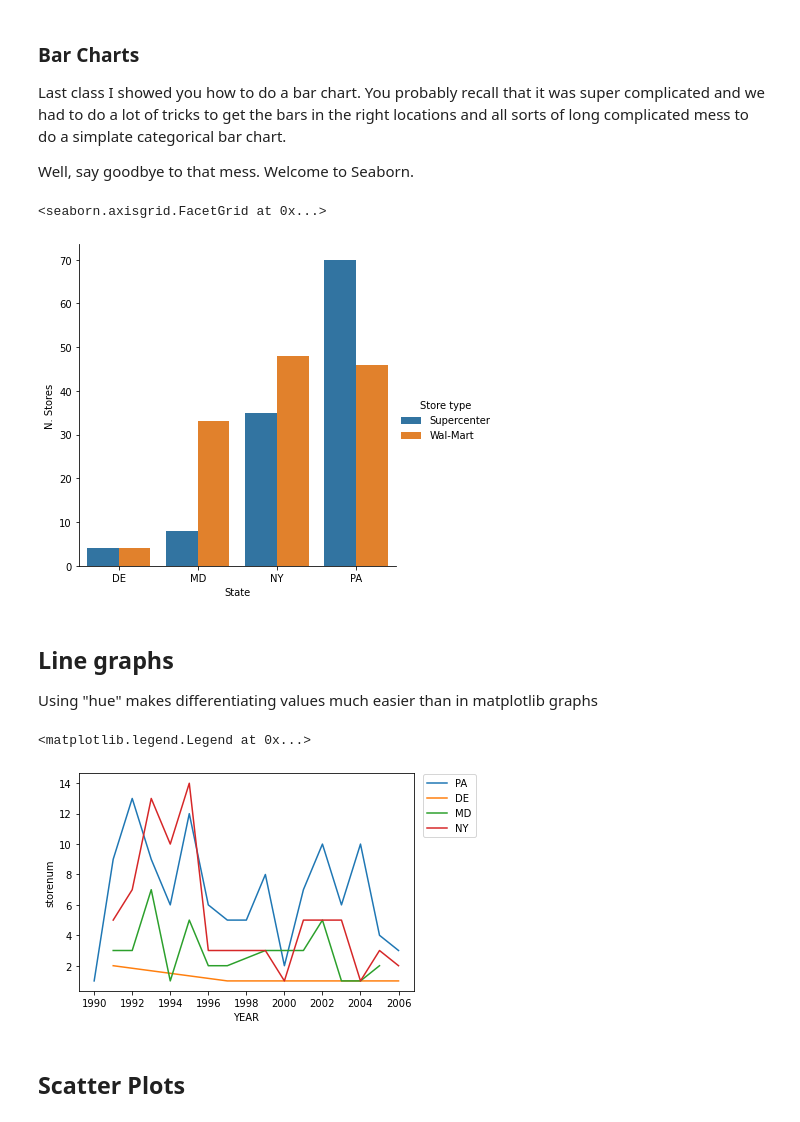
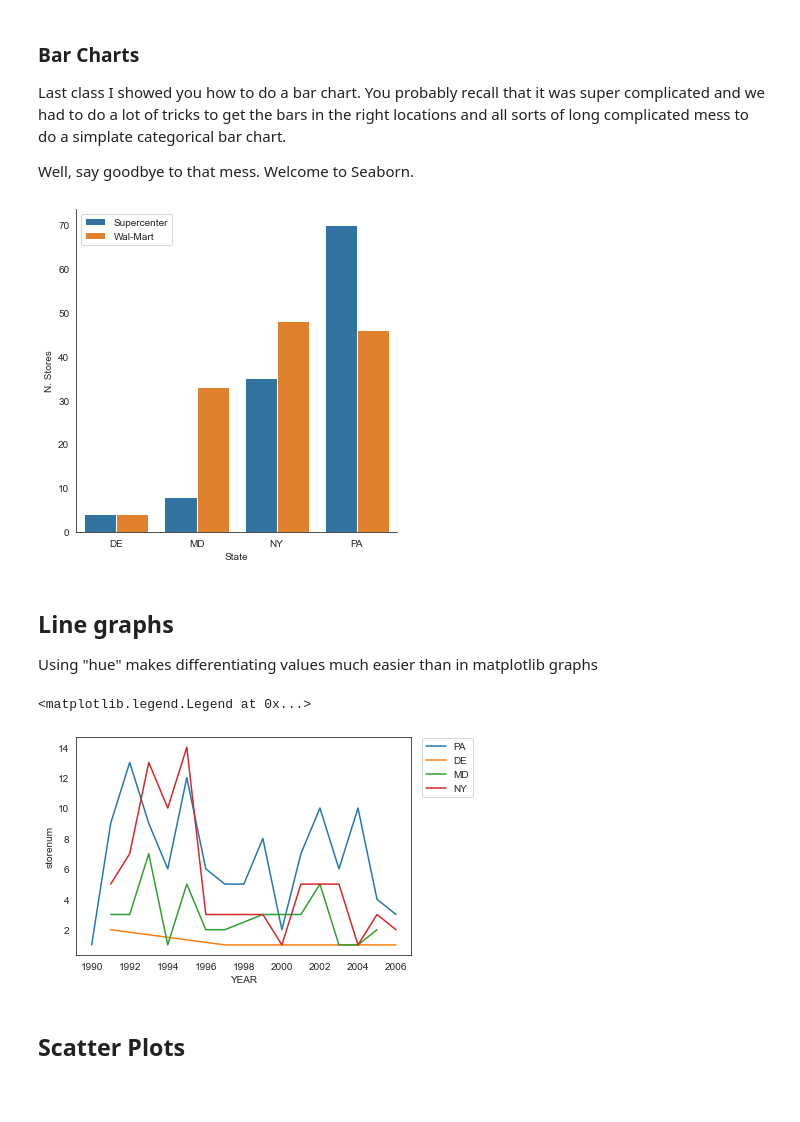
Before and after one commit to somethingabout/Data_Analysis_Python_R, a Jupyter notebook: Becoming a Viz Kid part 2/Lecture 9.ipynb, the cells around one changed output. Saved outputs shown, nothing was run; the diff lists cells and outputs as text; code cells hidden in the pictures; blank space fills up the shorter version.

Commit message:
updated lecture slides

```diff
--- a/Becoming a Viz Kid part 2/Lecture 9.ipynb
+++ b/Becoming a Viz Kid part 2/Lecture 9.ipynb
@@ -84,7 +85,7 @@ fig, ax = plt.subplots(nrows = 2, ncols = 2)  #creating a space with 2 rows and
 import pandas as pd
 
 #importing the data
-path = '/Users/mkaltenberg/Documents/Data Analysis Python R Lectures/Data_Analysis_Python_R/Lecture 8/'
+path = '/Users/mkaltenberg/Documents/GitHub/Data_Analysis_Python_R/Becoming a Viz Kid/'
 walmart = pd.read_csv(path+'1962_2006_walmart_store_openings.csv')
 
 #select in state in NY
@@ -93,8 +94,7 @@ select_walmart = walmart[(walmart['STRSTATE'] == 'NY')] # filter the data for a
 fig, ax = plt.subplots(nrows = 1, ncols = 2)
 
 # #filtering data for first line graph
-store_time_state = select_walmart[['YEAR','storenum', 'STRSTATE']].drop_duplicates(
-                        ).groupby(['YEAR', 'STRSTATE']).count().reset_index()
+store_time_state = select_walmart[['YEAR','storenum', 'STRSTATE']].drop_duplicates().groupby(['YEAR', 'STRSTATE']).count().reset_index()
 #defining the subplot area
 ax1 = plt.subplot(1, 2,1)
 # assigning index 1 graph to be the line graph
@@ -339,15 +359,16 @@ import seaborn as sns
 # %%
 select_walmart = walmart[(walmart['STRSTATE'] == 'NY') | (walmart['STRSTATE'] == 'PA')|
                      (walmart['STRSTATE'] == 'MD') |(walmart['STRSTATE'] == 'DE')]
 select_walmart = select_walmart[['type_store','storenum', 'STRSTATE']].drop_duplicates().groupby(['type_store', 'STRSTATE']).count().reset_index()
 
-select_walmart= select_walmart.rename(columns={'STRSTATE': 'State', 'storenum': 'N. Stores', 'type_store': 'Store type'})
+select_walmart= select_walmart.rename({'STRSTATE': 'State', 'storenum': 'N. Stores', 'type_store': 'Store type'}, axis = 1)
 
-sns.catplot('State','N. Stores',data= select_walmart, hue='Store type', kind='bar')
+sns.catplot('State','N. Stores',data= select_walmart, hue='Store type', kind='bar', legend=False)
 # catplot is specific for categorical data - which make it easier to present information for this type of data
+plt.legend(loc=2)
+plt.show()
 # %% [output]
-<seaborn.axisgrid.FacetGrid at 0x...>
-[figure, old version]
+[figure, new version]
 # %% [markdown]
 ## Line graphs
 
@@ -361,7 +382,7 @@ sns.lineplot('YEAR','storenum', data=store_time_state, hue='STRSTATE')
 plt.legend(bbox_to_anchor=(1.2, 1.02), loc='upper right')
 # %% [output]
 <matplotlib.legend.Legend at 0x...>
-[figure, old version]
+[figure, new version]
 # %% [markdown]
 ## Scatter Plots
 # %%
```
Also changed, not shown: parts of 12 cells of this notebook, 15 other files.
